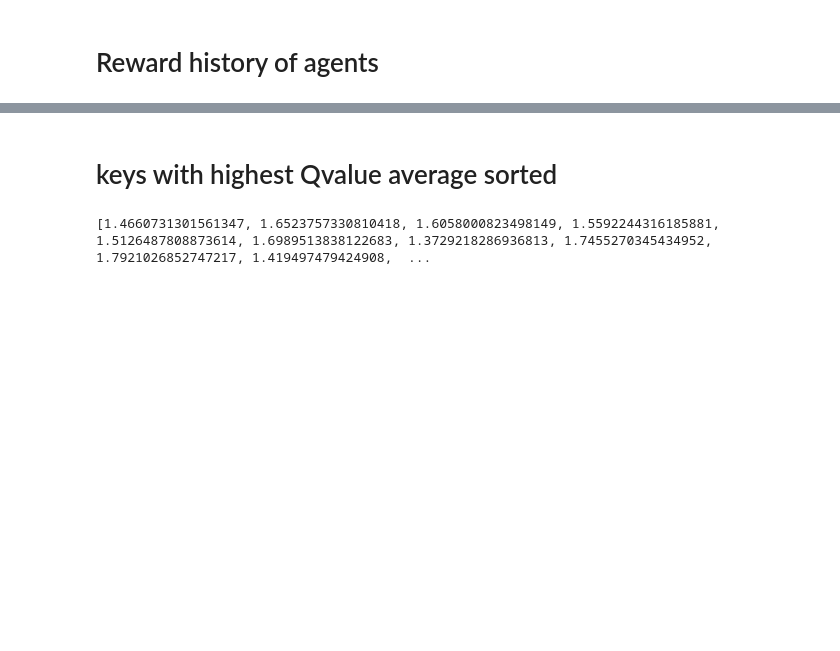
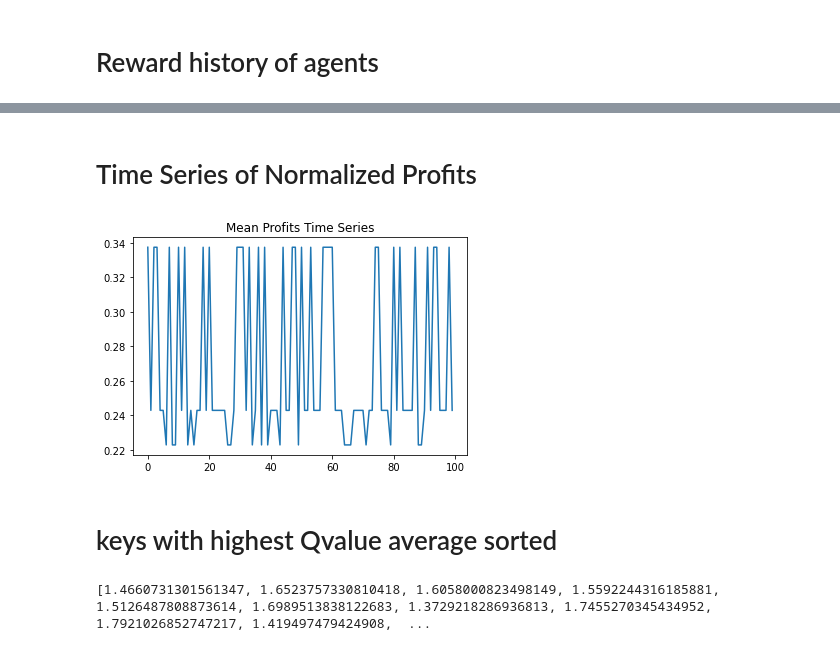
Before and after one commit to weehan299/multiagenteconomicssimulation, a Jupyter notebook: Data Analysis of Results.ipynb, the cells around one changed output, grey strips where cells are left out. Cells and saved outputs as stored; diff of their text form; code cells hidden in the pictures; blank space fills up the shorter version.

```diff
--- a/Data Analysis of Results.ipynb
+++ b/Data Analysis of Results.ipynb
@@ -54,3 +55,13 @@ plt.show()
+# %% [markdown]
+# Time Series of Normalized Profits
+# %%
+mean_profits = np.array(result.reward_history)[-100:].mean(axis=1)
+df = pd.DataFrame({'mean profits': mean_profits})
+plt.plot(df)
+plt.title("Mean Profits Time Series")
+plt.show()
+# %% [output]
+[figure, added]
 # %% [markdown]
 # keys with highest Qvalue average sorted
 # %%
```
Also changed, not shown: parts of 4 cells of this notebook, 5 other files.
